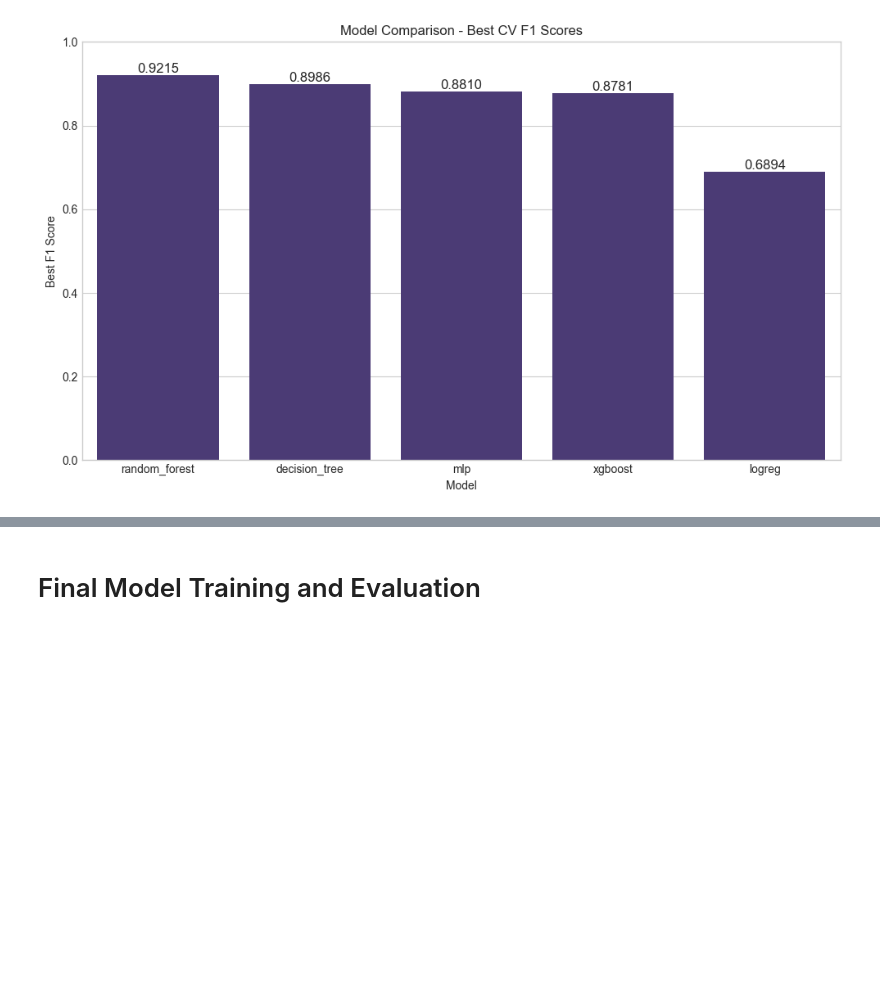
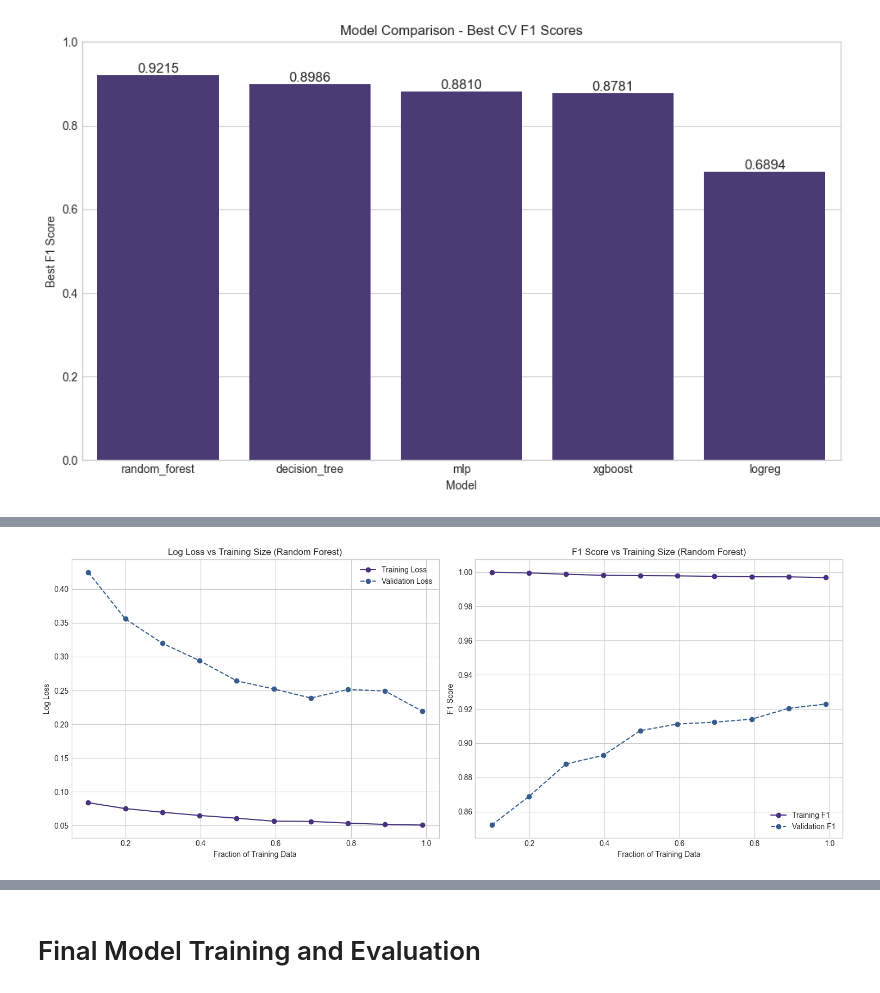
Before and after one commit to PareesaK/Improving-Recall-Effectiveness, a Jupyter notebook: code_library/Modeling.ipynb, the cells around one changed output, grey strips where cells are left out. Saved outputs shown, nothing was run; the diff lists cells and outputs as text; code cells hidden in the pictures; blank space fills up the shorter version.

Commit message:
added hyperparameter analysis

```diff
--- a/code_library/Modeling.ipynb
+++ b/code_library/Modeling.ipynb
@@ -501,0 +507,9 @@ plt.close()
+# %%
+# Create a validation set for learning curve analysis
+X_rf_train, X_rf_val, y_rf_train, y_rf_val = train_test_split(
+    X_train.values, y_train_encoded, test_size=0.2, random_state=42, stratify=y_train_encoded
+)
+# %%
+# Initialize the Random Forest model with best parameters from grid search
+best_params = {k.replace('model__', ''): v for k, v in best_configs['random_forest']['config']['parameters'].items()}
+model = RandomForestClassifier(**best_params, random_state=42)
@@ -501,0 +581,30 @@ plt.close()
+# %%
+# Create figure with two subplots
+plt.figure(figsize=(15, 6))
+
+# Plot Log Loss
+plt.subplot(1, 2, 1)
+plt.plot(train_sizes, train_losses, 'o-', label='Training Loss')
+plt.plot(train_sizes, val_losses, 'o-', label='Validation Loss', linestyle='--')
+plt.title('Log Loss vs Training Size (Random Forest)')
+plt.xlabel('Fraction of Training Data')
+plt.ylabel('Log Loss')
+plt.legend()
+plt.grid(True)
+
+# Plot F1 Score
+plt.subplot(1, 2, 2)
+plt.plot(train_sizes, train_f1_scores, 'o-', label='Training F1')
+plt.plot(train_sizes, val_f1_scores, 'o-', label='Validation F1', linestyle='--')
+plt.title('F1 Score vs Training Size (Random Forest)')
+plt.xlabel('Fraction of Training Data')
+plt.ylabel('F1 Score')
+plt.legend()
+plt.grid(True)
+
+plt.tight_layout()
+plt.savefig(f'results/{dataset_type}/random_forest_learning_curve.png', dpi=300)
+plt.show()
+plt.close()
+# %% [output]
+[figure, added]
```
Also changed, not shown: parts of 19 cells of this notebook.
